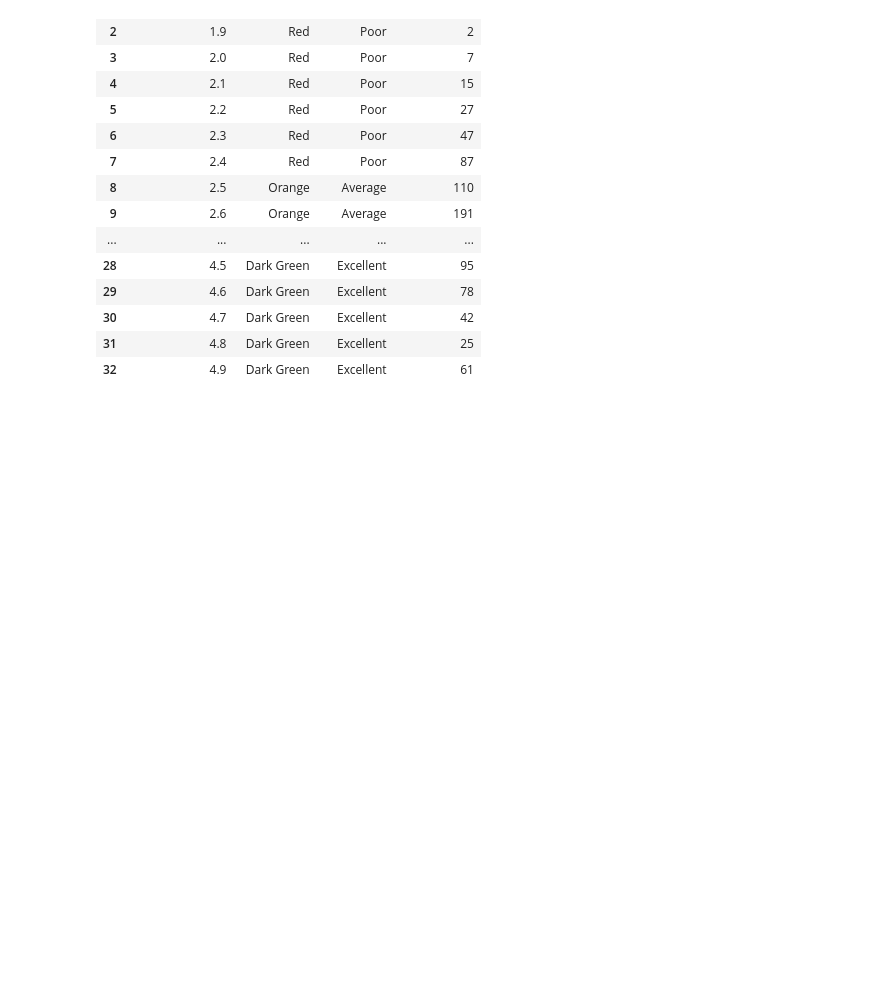
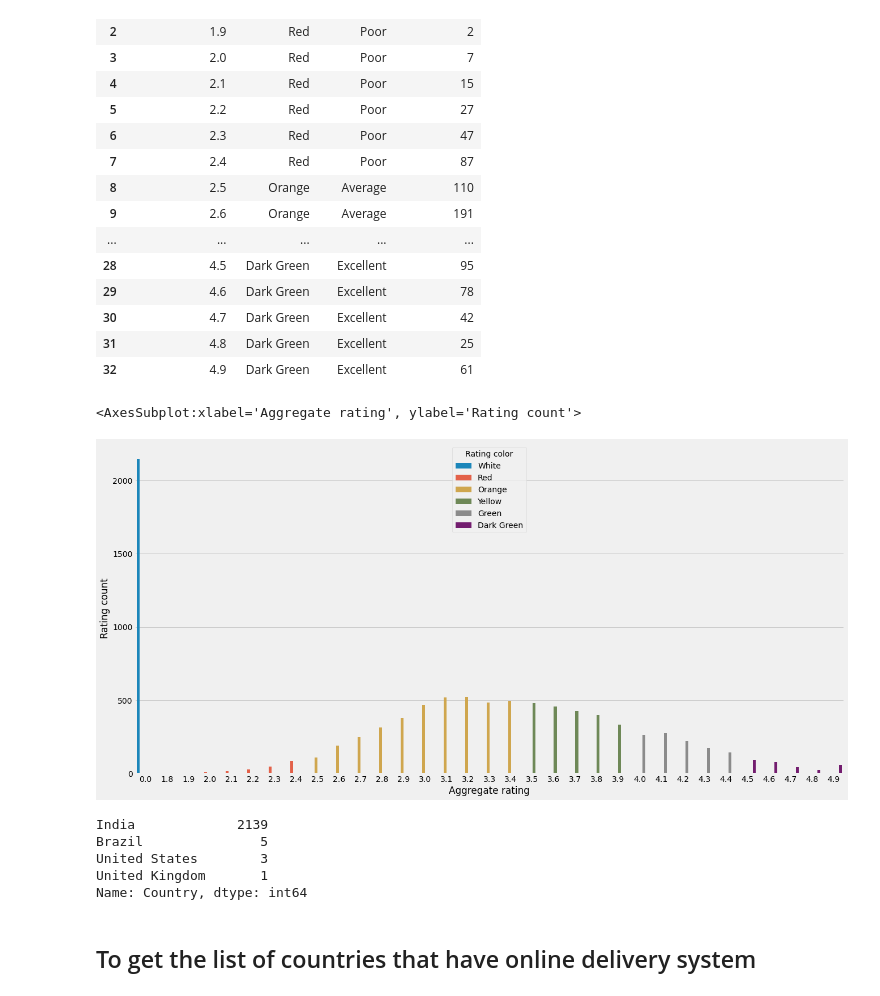
Before and after one commit to Oreoluwa99/Zomato-Dataset-work, a Jupyter notebook: Zomato Dataset .ipynb, the cells around one changed output. Cells and saved outputs as stored; diff of their text form; code cells hidden in the pictures; blank space fills up the shorter version.

```diff
--- a/Zomato Dataset .ipynb
+++ b/Zomato Dataset .ipynb
@@ -490,3 +490,25 @@ df_final_rating
 | 30 | 4.7 | Dark Green | Excellent | 42 |
 | 31 | 4.8 | Dark Green | Excellent | 25 |
 | 32 | 4.9 | Dark Green | Excellent | 61 |
+# %%
+import matplotlib as mpl
+from cycler import cycler
+mpl.rcParams['figure.figsize'] = (20,10)
+sns.barplot(x='Aggregate rating', y='Rating count', data=df_final_rating, hue='Rating color', palette=['Blue', 'Red', 'Orange', 'Yellow', 'Green', 'Green'])
+#rcParams helps to adjust the plot size
+#hue sets the color
+#The palette helps to make sure that the bar colors are in the correct order as listed in the hue
+#Palette maps the color in the given order
+#plt.plot(df_final_rating)
+# %% [output]
+<AxesSubplot:xlabel='Aggregate rating', ylabel='Rating count'>
+[figure, added]
+# %%
+#For the countries that did not have any rating:
+df_final[df_final['Rating color']=='White'].Country.value_counts()
+# %% [output]
+India             2139
+Brazil               5
+United States        3
+United Kingdom       1
+Name: Country, dtype: int64
@@ -492,0 +519,2 @@ df_final_rating
+# %% [markdown]
+## To get the list of countries that have online delivery system
```
Also changed, not shown: parts of 6 cells of this notebook.
